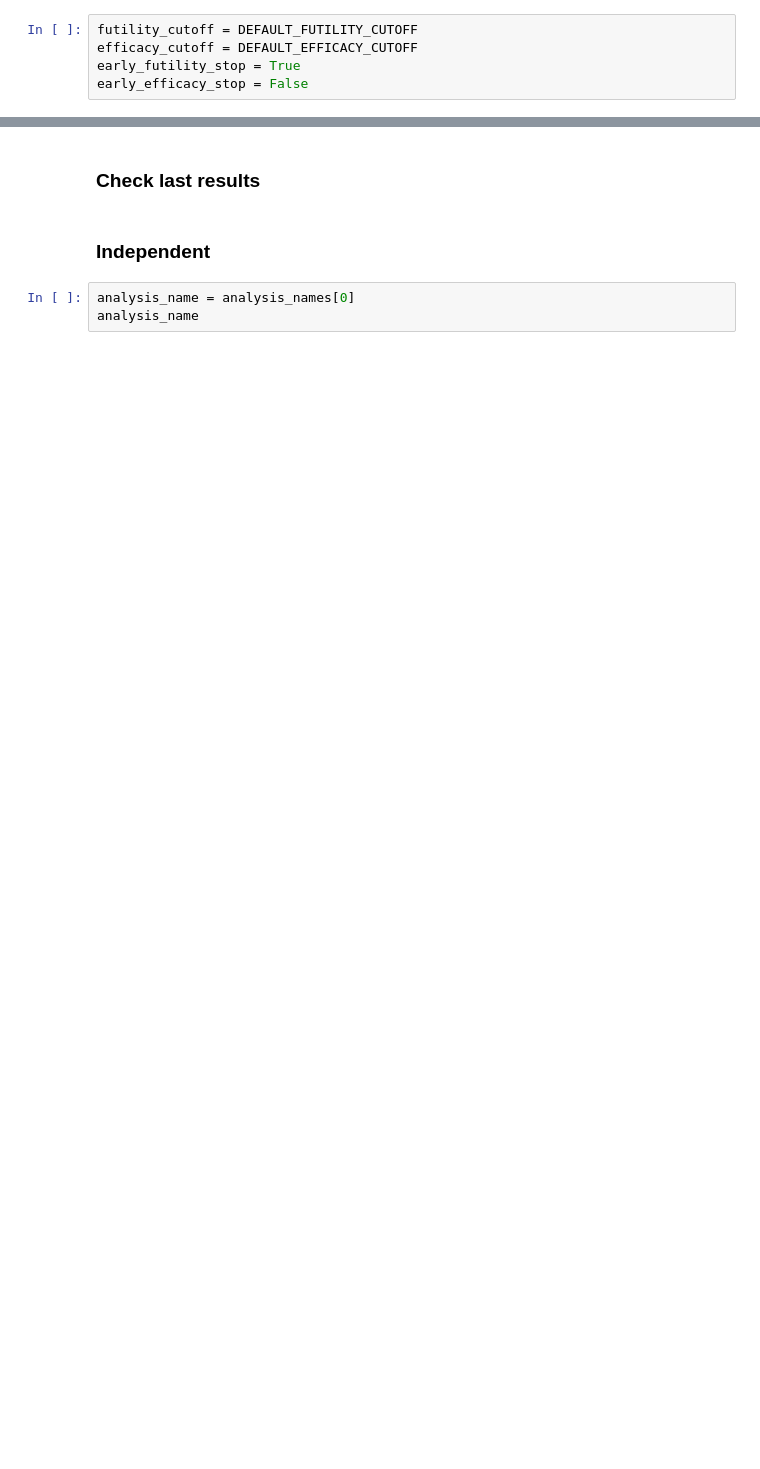
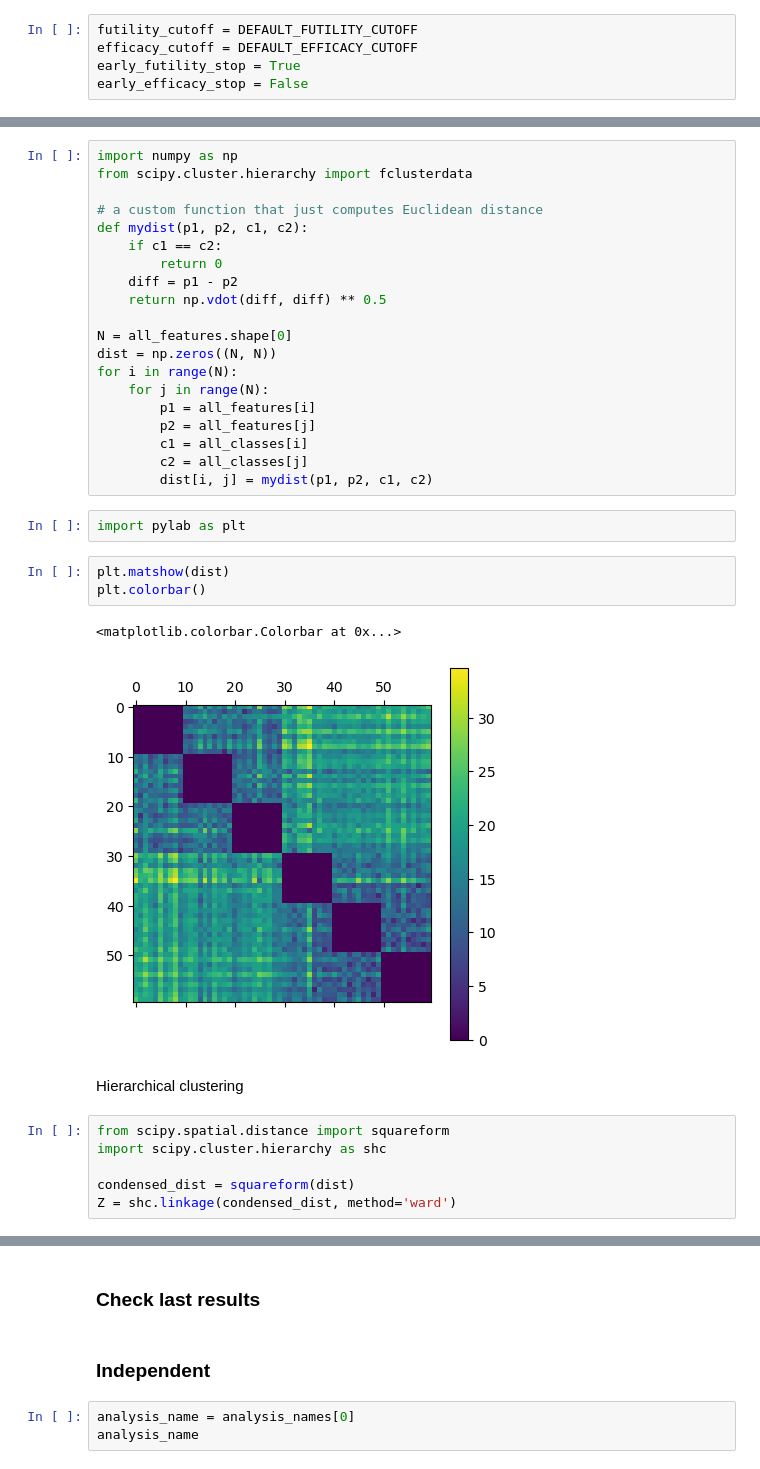
Before and after one commit to glasgowcompbio/pyBasket, a Jupyter notebook: notebooks/clustering.ipynb, the cells around one changed output, grey strips where cells are left out. Cells and saved outputs as stored; diff of their text form; blank space fills up the shorter version.

```diff
--- a/notebooks/clustering.ipynb
+++ b/notebooks/clustering.ipynb
@@ -163,0 +206,36 @@ NUTS: [tausq, theta0, e]
+# %%
+import numpy as np
+from scipy.cluster.hierarchy import fclusterdata
+
+# a custom function that just computes Euclidean distance
+def mydist(p1, p2, c1, c2):
+    if c1 == c2:
+        return 0
+    diff = p1 - p2
+    return np.vdot(diff, diff) ** 0.5
+
+N = all_features.shape[0]
+dist = np.zeros((N, N))
+for i in range(N):
+    for j in range(N):
+        p1 = all_features[i]
+        p2 = all_features[j]
+        c1 = all_classes[i]
+        c2 = all_classes[j]
+        dist[i, j] = mydist(p1, p2, c1, c2)
+# %%
+import pylab as plt
+# %%
+plt.matshow(dist)
+plt.colorbar()
+# %% [output]
+<matplotlib.colorbar.Colorbar at 0x...>
+[figure, added]
+# %% [markdown]
+Hierarchical clustering
+# %%
+from scipy.spatial.distance import squareform
+import scipy.cluster.hierarchy as shc
+
+condensed_dist = squareform(dist)
+Z = shc.linkage(condensed_dist, method='ward')
```
Also changed, not shown: parts of 33 cells of this notebook, 1 other file.
